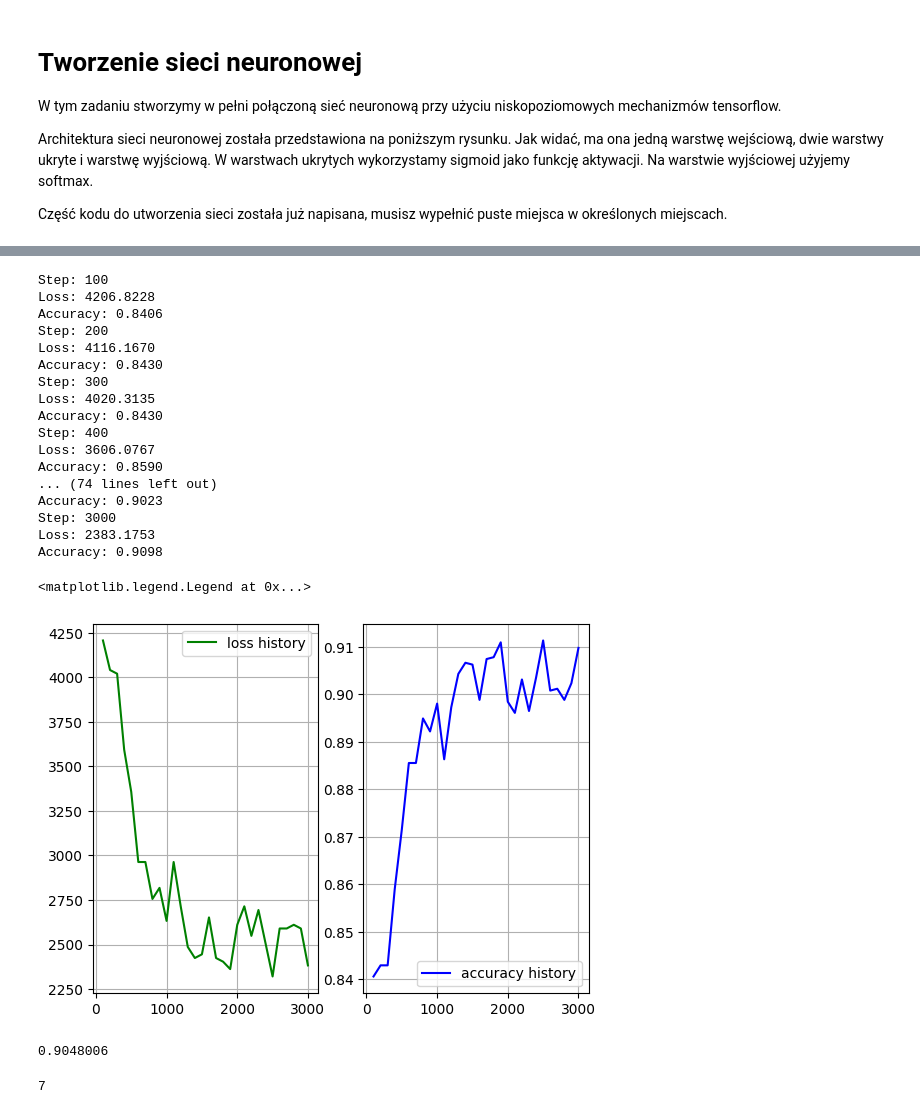
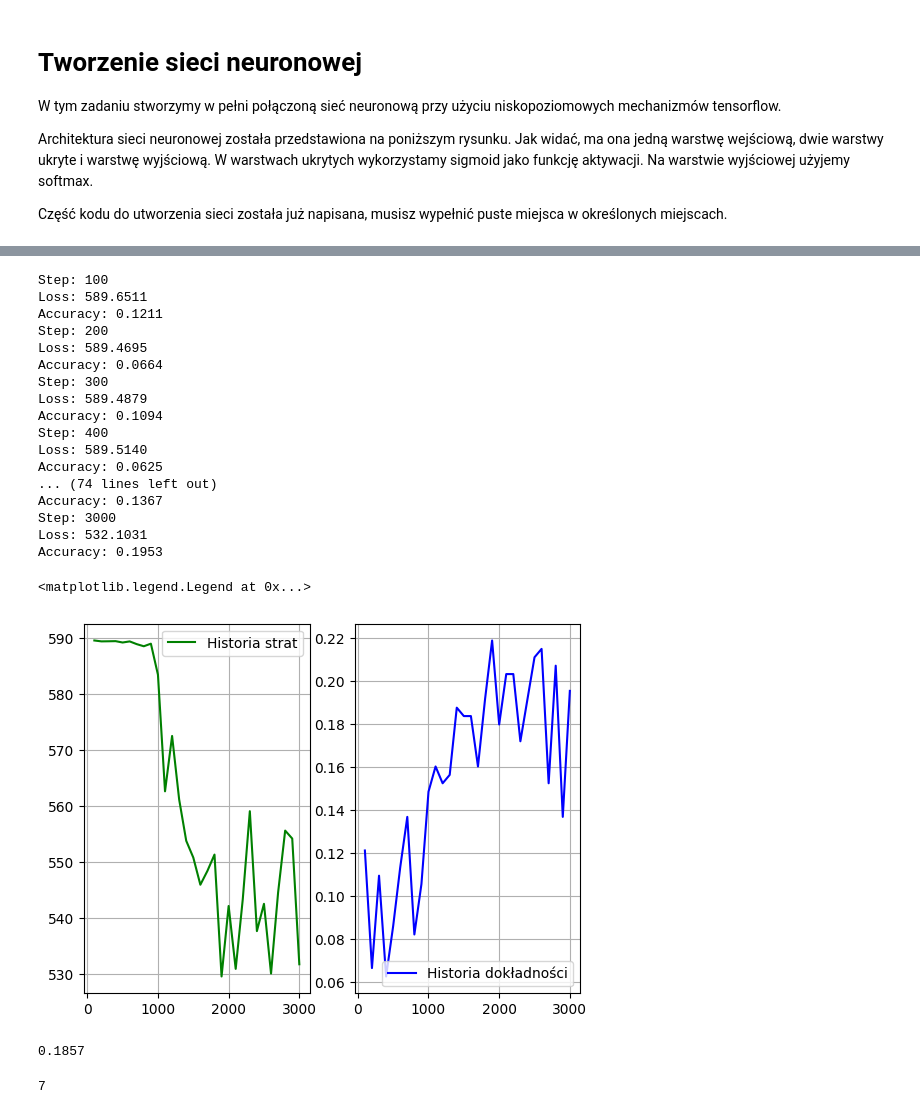
Before and after one commit to drajkata/goithomeworks, a Jupyter notebook: DataScience/module8/tensorflow_mnist_hw.ipynb, the cells around one changed output, grey strips where cells are left out. Cells and saved outputs as stored; diff of their text form; code cells hidden in the pictures.

```diff
--- a/DataScience/module8/tensorflow_mnist_hw.ipynb
+++ b/DataScience/module8/tensorflow_mnist_hw.ipynb
@@ -93,7 +93,7 @@ class NN(tf.Module):
       x = layer(x)
 
       if i < n:
-        x = tf.nn.relu(x) # 1, 2
+        x = tf.nn.sigmoid(x) # 1, 2
       else:
         x = tf.nn.softmax(x) # 3
 
@@ -116,12 +116,10 @@ def cross_entropy(y_pred, y_true):
 
 # Jako miernik jakości stosujemy dokładność
 def accuracy(y_pred, y_true):
-    y_true = tf.one_hot(y_true, depth=num_classes)
-
-    m = keras.metrics.Accuracy()
-    m.update_state(y_true, y_pred)
-
-    return m.result().numpy()
+    y_pred = tf.argmax(y_pred, axis=1)
+    y_true = tf.cast(y_true, tf.int64)
+    correct_prediction = tf.equal(y_pred, y_true)
+    return tf.reduce_mean(tf.cast(correct_prediction, tf.float32)).numpy()
 # %%
 # Stwórzmy przykładową sieć neuronową
 neural_net = NN(name="mnist")
@@ -167,44 +165,44 @@ for step, (batch_x, batch_y) in enumerate(train_data.take(training_steps), 1):
         print(f"Accuracy: {accuracy_history[-1]:.4f}")
 # %% [output]
 Step: 100
-Loss: 4206.8228
-Accuracy: 0.8406
+Loss: 589.6511
+Accuracy: 0.1211
 Step: 200
-Loss: 4116.1670
-Accuracy: 0.8430
+Loss: 589.4695
+Accuracy: 0.0664
 Step: 300
-Loss: 4020.3135
-Accuracy: 0.8430
+Loss: 589.4879
+Accuracy: 0.1094
 Step: 400
-Loss: 3606.0767
-Accuracy: 0.8590
+Loss: 589.5140
+Accuracy: 0.0625
 ... (74 lines left out)
-Accuracy: 0.9023
+Accuracy: 0.1367
 Step: 3000
-Loss: 2383.1753
-Accuracy: 0.9098
+Loss: 532.1031
+Accuracy: 0.1953
 # %%
 # Wykreśl zmianę dokładności i strat jako funkcję skoku
 # Jeśli zostanie to zrobione poprawnie, dokładność powinna wzrosnąć, a straty powinny się zmniejszyć.
 
 plt.subplot(1, 2, 1)
 plt.plot(displays_steps, loss_history, color='g')
 plt.grid(True)
-plt.legend(["loss history"])
+plt.legend(["Historia strat"])
 plt.subplot(1, 2, 2)
 plt.plot(displays_steps, accuracy_history, color='b')
 plt.grid(True)
-plt.legend(["accuracy history"])
+plt.legend(["Historia dokładności"])
 # %% [output]
 <matplotlib.legend.Legend at 0x...>
-[figure, old version]
+[figure, new version]
 # %%
 # Oblicz dokładność wytrenowanej sieci neuronowej
 
 acc = accuracy(neural_net(x_test), y_test)
 print(acc)
 # %% [output]
-0.9048006
+0.1857
 # %%
 # Przetestuj wytrenowaną sieć neuronową na 10 obrazach. Z próbki testowej wybierz 5
 # losowych obrazów i wprowadź je do sieci neuronowej.
```
Also changed, not shown: parts of 3 cells of this notebook.
